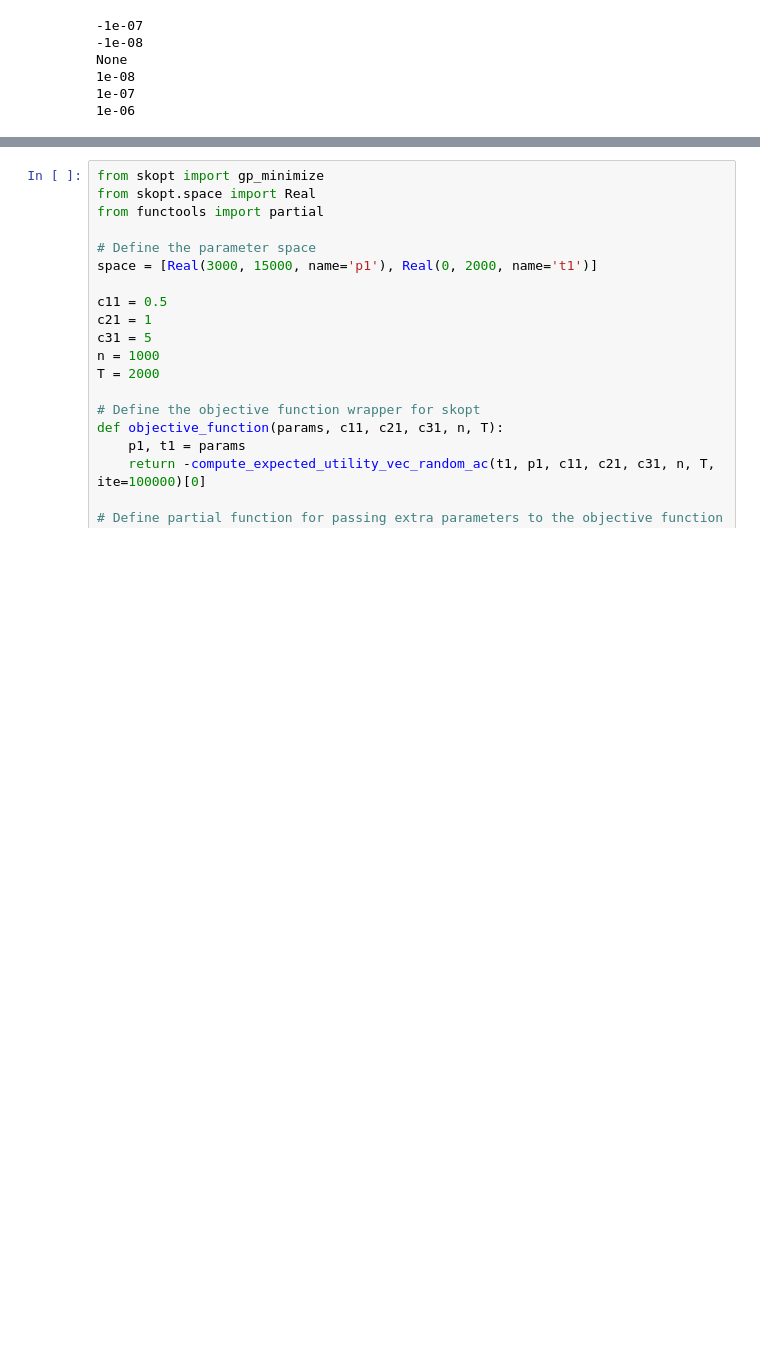
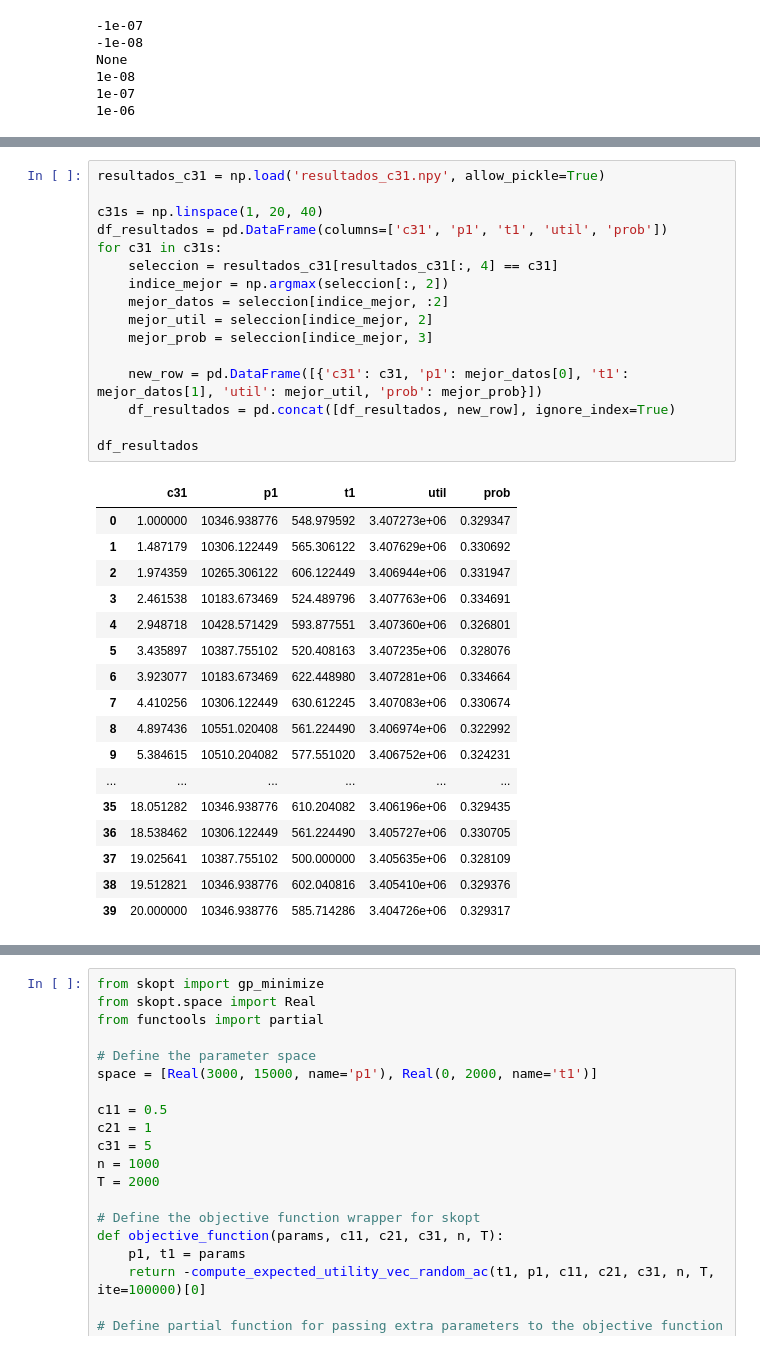
Before and after one commit to pablogarciarce/ProductLaunching, a Jupyter notebook: ProdLaunch.ipynb, the cells around one changed output, grey strips where cells are left out. Cells and saved outputs as stored; diff of their text form; blank space fills up the shorter version.

```diff
--- a/ProdLaunch.ipynb
+++ b/ProdLaunch.ipynb
@@ -412,0 +413,34 @@ Rho: 1e-06 Mejores datos: [10224.489795918367 577.5510204081633] Mejor utilidad:
+# %%
+resultados_c31 = np.load('resultados_c31.npy', allow_pickle=True)
+
+c31s = np.linspace(1, 20, 40)
+df_resultados = pd.DataFrame(columns=['c31', 'p1', 't1', 'util', 'prob'])
+for c31 in c31s:
+    seleccion = resultados_c31[resultados_c31[:, 4] == c31]
+    indice_mejor = np.argmax(seleccion[:, 2])
+    mejor_datos = seleccion[indice_mejor, :2]
+    mejor_util = seleccion[indice_mejor, 2]
+    mejor_prob = seleccion[indice_mejor, 3]
+
+    new_row = pd.DataFrame([{'c31': c31, 'p1': mejor_datos[0], 't1': mejor_datos[1], 'util': mejor_util, 'prob': mejor_prob}])
+    df_resultados = pd.concat([df_resultados, new_row], ignore_index=True)
+
+df_resultados
+# %% [output]
+|  | c31 | p1 | t1 | util | prob |
+| 0 | 1.000000 | 10346.938776 | 548.979592 | 3.407273e+06 | 0.329347 |
+| 1 | 1.487179 | 10306.122449 | 565.306122 | 3.407629e+06 | 0.330692 |
+| 2 | 1.974359 | 10265.306122 | 606.122449 | 3.406944e+06 | 0.331947 |
+| 3 | 2.461538 | 10183.673469 | 524.489796 | 3.407763e+06 | 0.334691 |
+| 4 | 2.948718 | 10428.571429 | 593.877551 | 3.407360e+06 | 0.326801 |
+| 5 | 3.435897 | 10387.755102 | 520.408163 | 3.407235e+06 | 0.328076 |
+| 6 | 3.923077 | 10183.673469 | 622.448980 | 3.407281e+06 | 0.334664 |
+| 7 | 4.410256 | 10306.122449 | 630.612245 | 3.407083e+06 | 0.330674 |
+| 8 | 4.897436 | 10551.020408 | 561.224490 | 3.406974e+06 | 0.322992 |
+| 9 | 5.384615 | 10510.204082 | 577.551020 | 3.406752e+06 | 0.324231 |
+| ... | ... | ... | ... | ... | ... |
+| 35 | 18.051282 | 10346.938776 | 610.204082 | 3.406196e+06 | 0.329435 |
+| 36 | 18.538462 | 10306.122449 | 561.224490 | 3.405727e+06 | 0.330705 |
+| 37 | 19.025641 | 10387.755102 | 500.000000 | 3.405635e+06 | 0.328109 |
+| 38 | 19.512821 | 10346.938776 | 602.040816 | 3.405410e+06 | 0.329376 |
+| 39 | 20.000000 | 10346.938776 | 585.714286 | 3.404726e+06 | 0.329317 |
```
Also changed, not shown: parts of 7 cells of this notebook, 15 other files.
